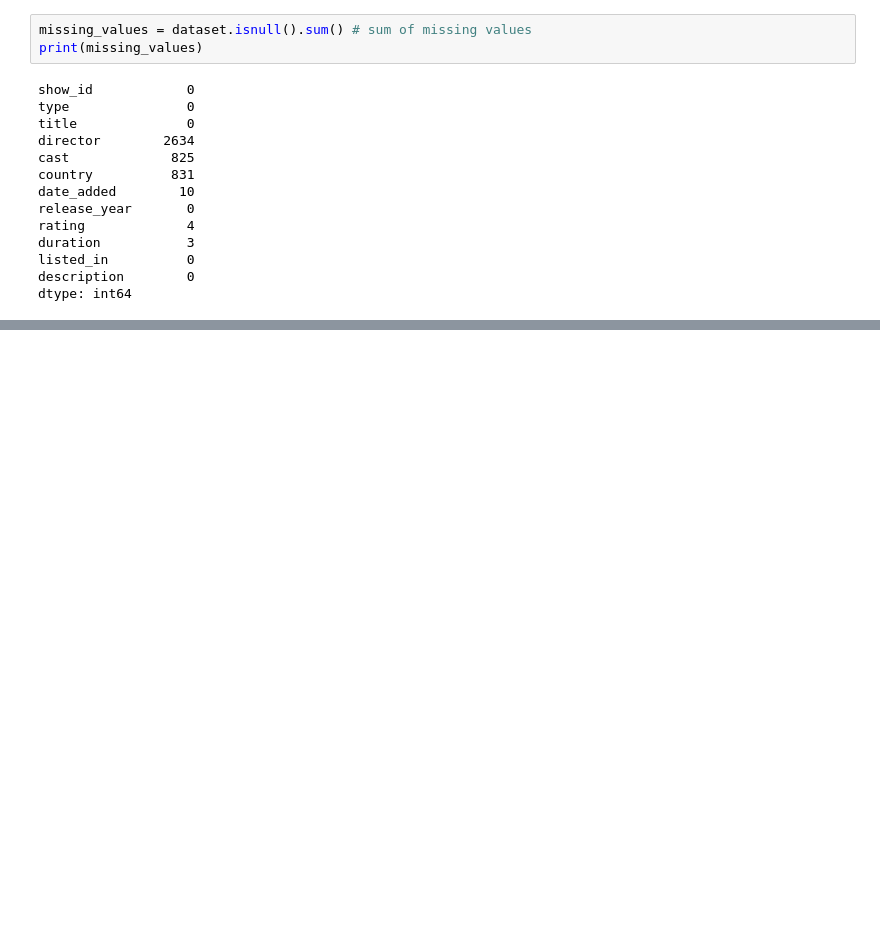
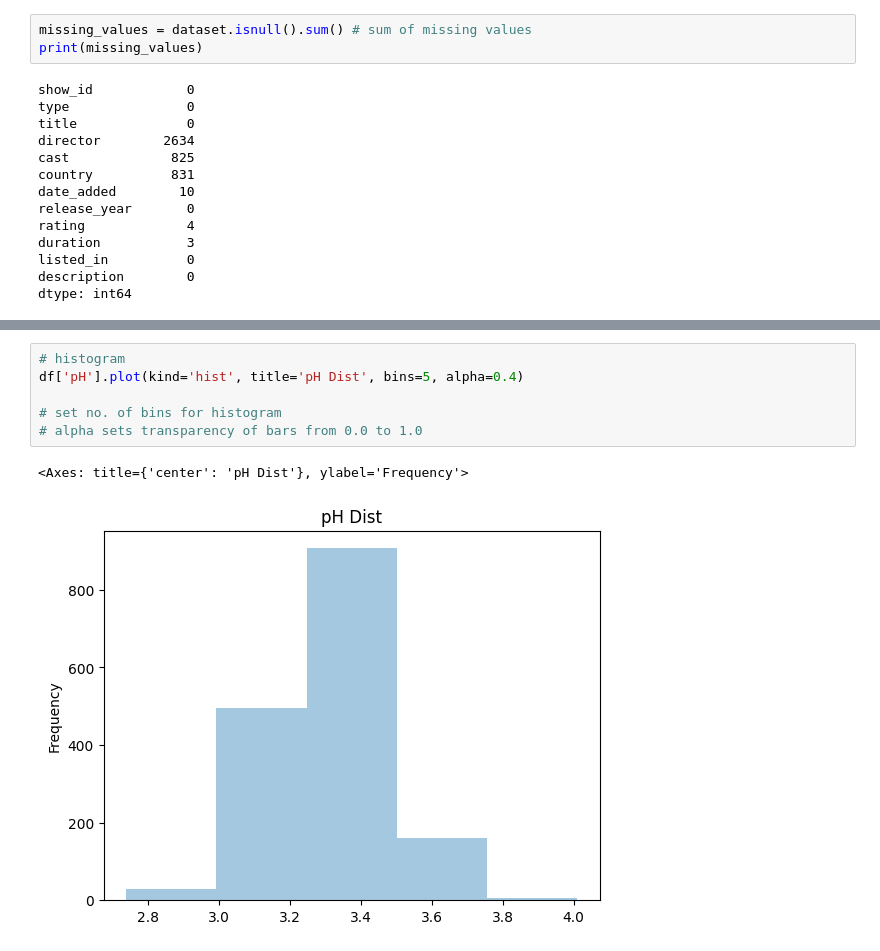
Before and after one commit to dwaidatta/dwaidatta-10, a Jupyter notebook: learning_pandas.ipynb, the cells around one changed output, grey strips where cells are left out. Drawn from its saved outputs; the diff is of its cells as text; blank space fills up the shorter version.

```diff
--- a/learning_pandas.ipynb
+++ b/learning_pandas.ipynb
@@ -707,0 +1189,9 @@ dtype: int64
+# %%
+# histogram
+df['pH'].plot(kind='hist', title='pH Dist', bins=5, alpha=0.4)
+
+# set no. of bins for histogram
+# alpha sets transparency of bars from 0.0 to 1.0
+# %% [output]
+<Axes: title={'center': 'pH Dist'}, ylabel='Frequency'>
+[figure, added]
```
Also changed, not shown: parts of 53 cells of this notebook, 1 other file.
